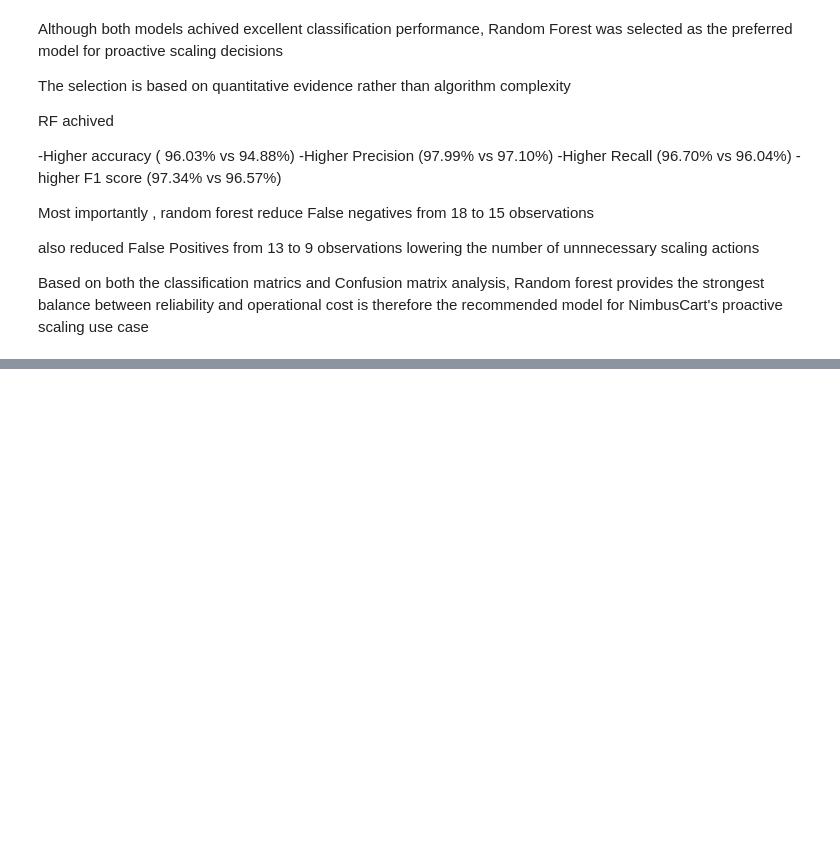
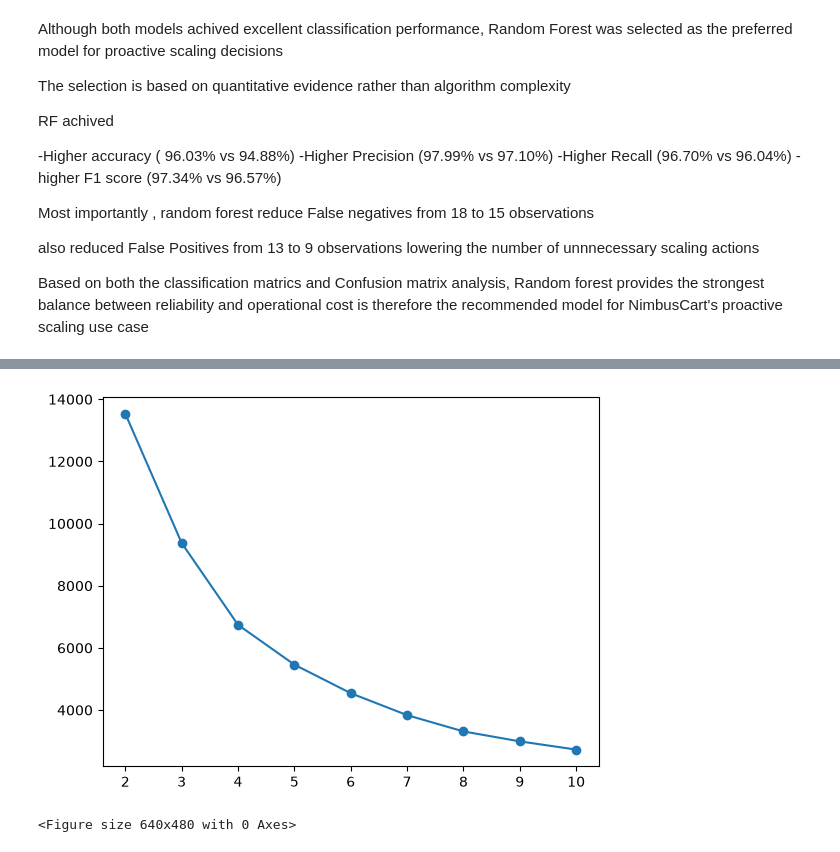
Before and after one commit to NiharikaKrishna-DS/ecommerce-infrastructure-scaling, a Jupyter notebook: ecommerce_infrastructure_scaling_analysis.ipynb, the cells around one changed output, grey strips where cells are left out. Cells and saved outputs as stored; diff of their text form; code cells hidden in the pictures; blank space fills up the shorter version.

Commit message:
Finalized infrastructure scaling analysis and recommendations

```diff
--- a/ecommerce_infrastructure_scaling_analysis.ipynb
+++ b/ecommerce_infrastructure_scaling_analysis.ipynb
@@ -1018,0 +1027,46 @@ Based on both the classification matrics and Confusion matrix analysis, Random f
+# %%
+cluster_features = [
+    "active_users",
+    "requests_per_min",
+    "orders_per_min",
+    "cpu_utilization",
+    "memory_utilization",
+    "network_mbps",
+    "disk_utilization",
+    "response_time_ms",
+    "current_capacity_rpm",
+    "capacity_headroom",
+    "Utilization Pressure"
+]
+
+x_cluster = scalar.fit_transform(
+    scaling_log_ml[
+        cluster_features
+    ]
+)
+# %%
+from sklearn.cluster import KMeans
+
+inertia = []
+
+for k in range(2,11):
+
+    kmeans = KMeans(
+        n_clusters=k,
+        random_state=42,
+        n_init=10
+    )
+
+    kmeans.fit(x_cluster)
+    inertia.append(kmeans.inertia_)
+# %%
+plt.plot(
+    range(2,11),
+    inertia,
+    marker = 'o'
+         )
+plt.show
+plt.savefig(r"D:\Projects\ecommerce-infrastructure-scaling\outputs\tasks6\elbow_curve.png")
+# %% [output]
+[figure, added]
+<Figure size 640x480 with 0 Axes>
```
Also changed, not shown: parts of 44 cells of this notebook, 7 other files.
